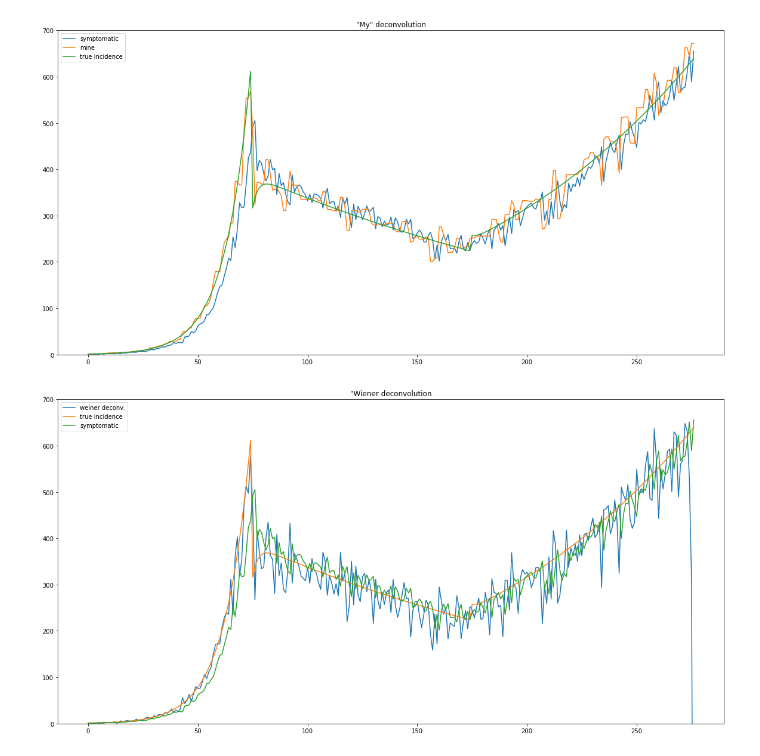
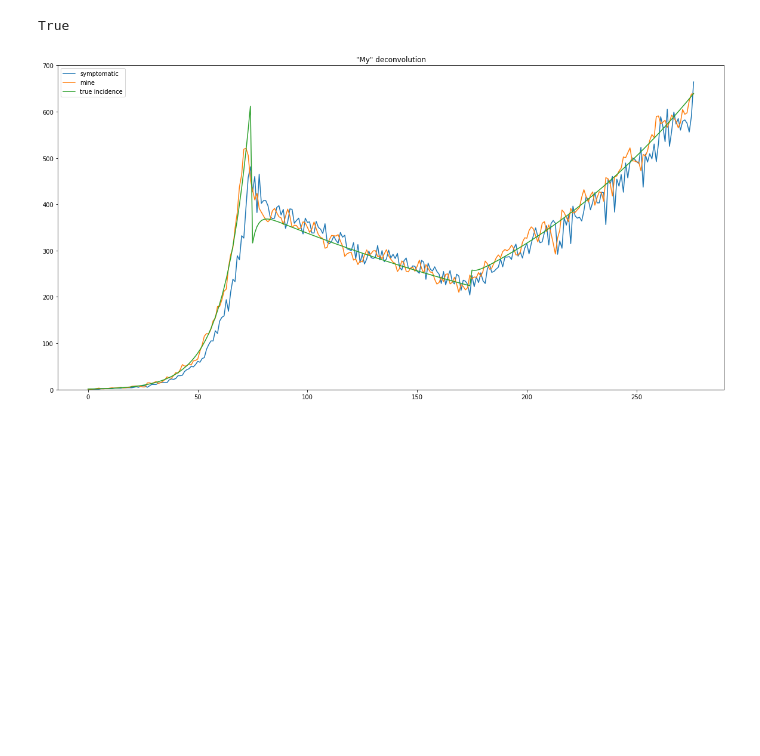
Before and after one commit to Apeirogons/rt_estimation_thesis, a Jupyter notebook: shifts/custom_deconvolutions.ipynb, the cells around one changed output. Drawn from its saved outputs; the diff is of its cells as text; code cells hidden in the pictures; blank space fills up the shorter version.

Commit message:
shifts progress

```diff
--- a/shifts/custom_deconvolutions.ipynb
+++ b/shifts/custom_deconvolutions.ipynb
@@ -8,6 +9,19 @@ import skfda
 # %%
 if not os.path.exists('figures_noisy'):
     os.mkdir('figures_noisy')
+# %%
+def shift(arr, num):
+    result = np.empty_like(arr)
+    fill_value = np.mean(arr[-5:])
+    if num > 0:
+        result[:num] = fill_value
+        result[num:] = arr[:-num]
+    elif num < 0:
+        result[num:] = fill_value
+        result[:num] = arr[-num:]
+    else:
+        result[:] = arr
+    return result
 # %%
 SEIR_outputs =   pd.read_csv('noisy_seir_results.csv')
 true_incidence =  SEIR_outputs['scaled_incidence'].to_numpy()
@@ -22,49 +35,56 @@ def wiener_deconvolution(signal, kernel, lambd):
 # %%
 true_kernel = pd.read_csv('serial_interval.csv')['si']#'incubation_interval.csv')['pdf']
+mean_shift = np.sum((np.arange(len(true_kernel)))* true_kernel)
+starting_shift = int(np.round(mean_shift))
 
 
 def optimizer_function(real_incidence):
+    L = len(true_kernel) - 1
     convolved = np.convolve(real_incidence, true_kernel, mode='valid')
-    scaled_convolved = convolved/np.max(symptomatic_incidence[len(true_kernel)-1:]) *1000000
-    scaled_incidence = symptomatic_incidence[len(true_kernel)-1:]/np.max(symptomatic_incidence[len(true_kernel)-1:]) *1000000
+    scaling = np.max(symptomatic_incidence[L:])
 
-    penalty = 1E10 * np.mean(np.abs(np.diff(real_incidence)/np.max(symptomatic_incidence[len(true_kernel)-1:])))
+    scaled_convolved = convolved *1000000 #/np.max(symptomatic_incidence[L:]) *1000000
+    scaled_incidence = symptomatic_incidence[L:] *1000000 #/np.max(symptomatic_incidence[L:]) *1000000
+
+    penalty = 1E8 * np.mean(np.abs(np.diff(real_incidence)/scaling)**2)
+
+    loglikelihoods = scaled_incidence*np.log(scaled_convolved) - scaled_convolved
+
+    return -np.mean(loglikelihoods)+penalty
+#weiner_deconvolved = wiener_deconvolution(symptomatic_incidence, true_kernel, 0.2)
 
 
-    return np.mean((scaled_convolved - scaled_incidence)**2)+ penalty
-weiner_deconvolved = wiener_deconvolution(symptomatic_incidence, true_kernel, 0.2)
+x0 = shift(symptomatic_incidence, -1*starting_shift)#symptomatic_incidence
+xs = minimize(optimizer_function, x0, bounds = [(0, np.inf) for _ in x0],options={'maxiter':100000}, method='Powell')
 
-
-x0 = symptomatic_incidence
-xs = minimize(optimizer_function, x0, bounds = [(0, np.inf) for _ in x0],options={'maxiter':200000})
-
+print(xs.success)
 
 plt.figure(figsize=(20, 10))
 L = (len(true_kernel)-1)
 plt.plot(symptomatic_incidence[L:], label='symptomatic')
 
 plt.plot(xs.x[L:], label='mine')
 plt.plot(true_incidence[L:], label='true incidence')
 
 plt.title('"My" deconvolution')
 
 plt.legend()
 plt.ylim(0, 700)
 plt.savefig('figures_noisy/my_deconv.png')
 plt.show()
 
 # The problem with Wiener deconvolution is that higher penalty not only smooths, but lowers it...
-plt.figure(figsize=(20, 10))
-plt.plot(weiner_deconvolved[L:], label='weiner deconv.')
-plt.plot(true_incidence[L:], label='true incidence')
-plt.title('Wiener deconvolution')
-plt.plot(symptomatic_incidence[L:], label='symptomatic')
+#plt.figure(figsize=(20, 10))
+#plt.plot(weiner_deconvolved[L:], label='weiner deconv.')
+#plt.plot(true_incidence[L:], label='true incidence')
+#plt.title('Wiener deconvolution')
+#plt.plot(symptomatic_incidence[L:], label='symptomatic')
 
-plt.legend()
-plt.ylim(0, 700)
-plt.savefig('figures_noisy/wiener_deconv.png')
+#plt.legend()
+#plt.ylim(0, 700)
+#plt.savefig('figures_noisy/wiener_deconv.png')
 
-plt.show()
+#plt.show()
 # %% [output]
+True
-[figure, old version]
+[figure, new version]
-[figure, removed]
```
Also changed, not shown: parts of 3 cells of this notebook, 9 other files.
